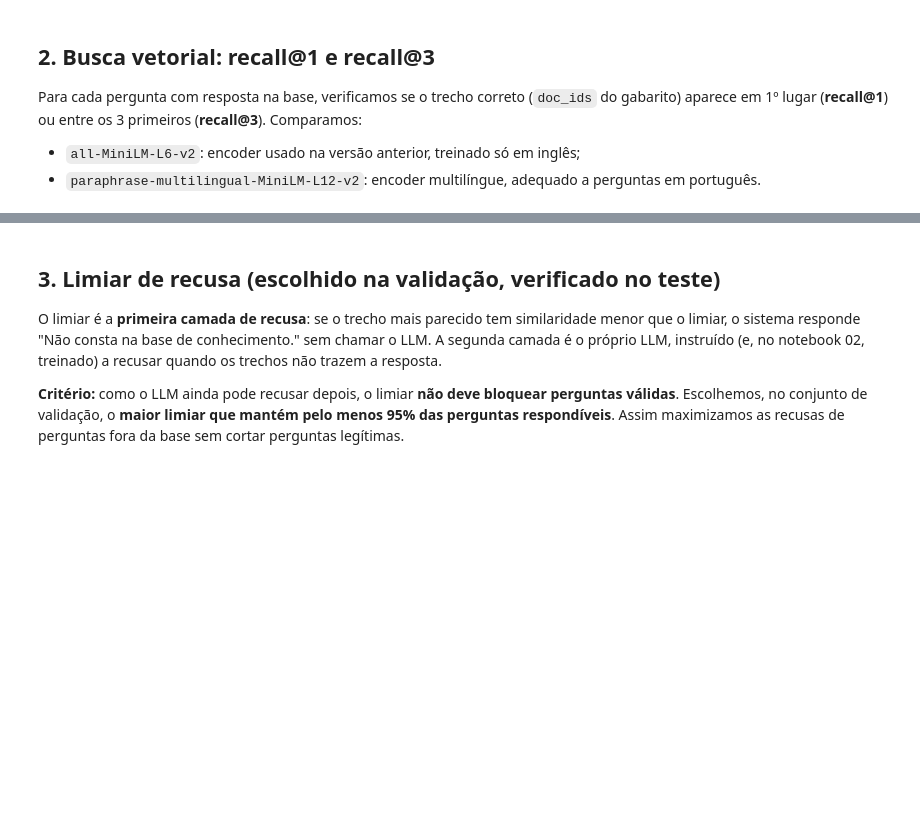
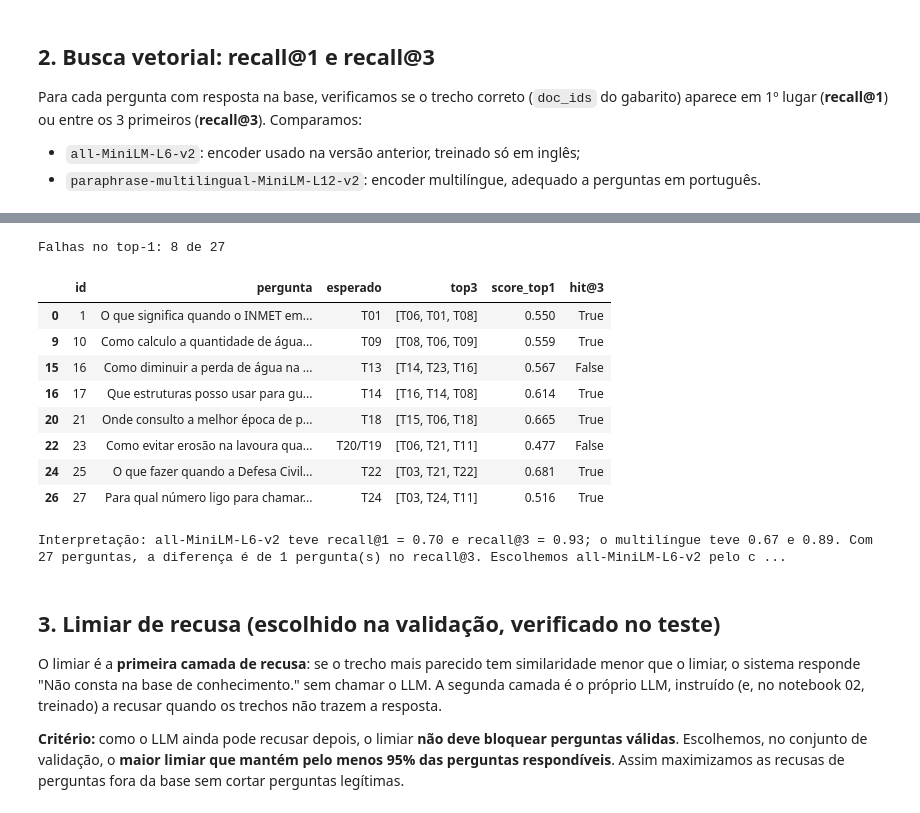
Before and after one commit to palomari/agrofacil-genai, a Jupyter notebook: notebooks/01_rag_pipeline.ipynb, the cells around one changed output, grey strips where cells are left out. Drawn from its saved outputs; the diff is of its cells as text; code cells hidden in the pictures; blank space fills up the shorter version.

```diff
--- a/notebooks/01_rag_pipeline.ipynb
+++ b/notebooks/01_rag_pipeline.ipynb
@@ -113,15 +140,28 @@ df_recall
 # %%
-# Onde a busca errou (encoder escolhido)
-escolhido = "paraphrase-multilingual-MiniLM-L12-v2 (escolhido)"
 det = detalhes[escolhido]
 falhas = det[~det["hit@1"]]
 print(f"Falhas no top-1: {len(falhas)} de {len(det)}")
 display(falhas[["id", "pergunta", "esperado", "top3", "score_top1", "hit@3"]])
 
-antigo, novo = df_recall.iloc[0], df_recall.iloc[1]
-print(f"Interpretação: o encoder multilíngue tem recall@1 = {novo['recall@1']:.2f} contra {antigo['recall@1']:.2f} "
-      f"do encoder em inglês, e recall@3 = {novo['recall@3']:.2f} contra {antigo['recall@3']:.2f}. "
-      f"O recall@3 é o que importa para o LLM, porque ele recebe os 3 trechos no contexto.")
+r = df_recall.set_index("encoder")
+ing, mult = r.loc["all-MiniLM-L6-v2"], r.loc["paraphrase-multilingual-MiniLM-L12-v2"]
+n = len(det)
+print(f"Interpretação: all-MiniLM-L6-v2 teve recall@1 = {ing['recall@1']:.2f} e recall@3 = {ing['recall@3']:.2f}; "
+      f"o multilíngue teve {mult['recall@1']:.2f} e {mult['recall@3']:.2f}. Com {n} perguntas, a diferença é de "
+      f"{abs(ing['recall@3']-mult['recall@3'])*n:.0f} pergunta(s) no recall@3. Escolhemos {escolhido} pelo critério "
+      f"maior recall@3 (o LLM recebe 3 trechos), com desempate por recall@1.")
+# %% [output]
+Falhas no top-1: 8 de 27
+|  | id | pergunta | esperado | top3 | score_top1 | hit@3 |
+| 0 | 1 | O que significa quando o INMET em... | T01 | [T06, T01, T08] | 0.550 | True |
+| 9 | 10 | Como calculo a quantidade de água... | T09 | [T08, T06, T09] | 0.559 | True |
+| 15 | 16 | Como diminuir a perda de água na ... | T13 | [T14, T23, T16] | 0.567 | False |
+| 16 | 17 | Que estruturas posso usar para gu... | T14 | [T16, T14, T08] | 0.614 | True |
+| 20 | 21 | Onde consulto a melhor época de p... | T18 | [T15, T06, T18] | 0.665 | True |
+| 22 | 23 | Como evitar erosão na lavoura qua... | T20/T19 | [T06, T21, T11] | 0.477 | False |
+| 24 | 25 | O que fazer quando a Defesa Civil... | T22 | [T03, T21, T22] | 0.681 | True |
+| 26 | 27 | Para qual número ligo para chamar... | T24 | [T03, T24, T11] | 0.516 | True |
+Interpretação: all-MiniLM-L6-v2 teve recall@1 = 0.70 e recall@3 = 0.93; o multilíngue teve 0.67 e 0.89. Com 27 perguntas, a diferença é de 1 pergunta(s) no recall@3. Escolhemos all-MiniLM-L6-v2 pelo c ...
 # %% [markdown]
 ## 3. Limiar de recusa (escolhido na validação, verificado no teste)
 
```
Also changed, not shown: parts of 8 cells of this notebook, 27 other files.
